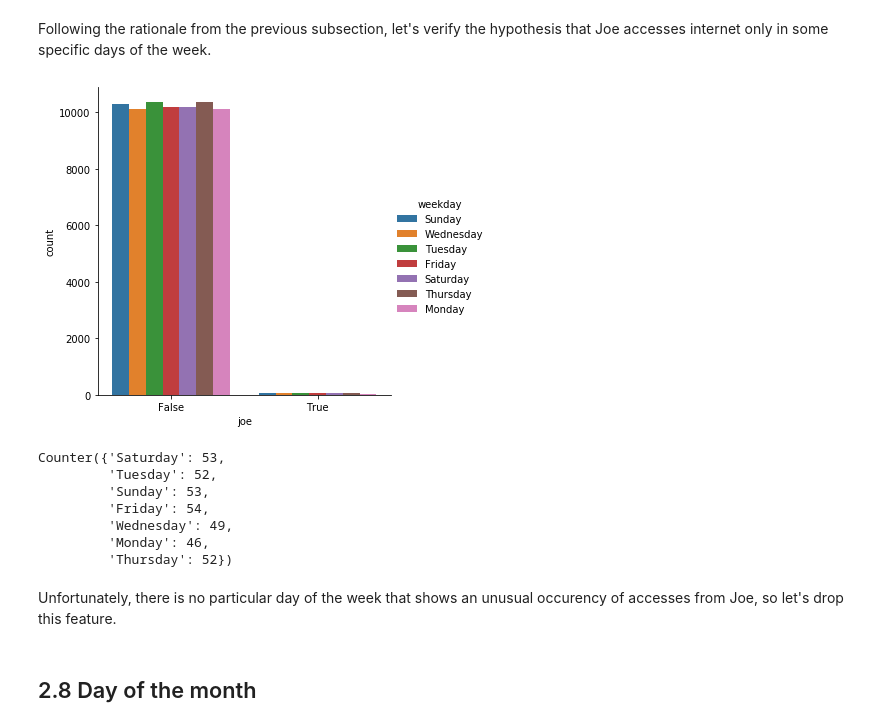
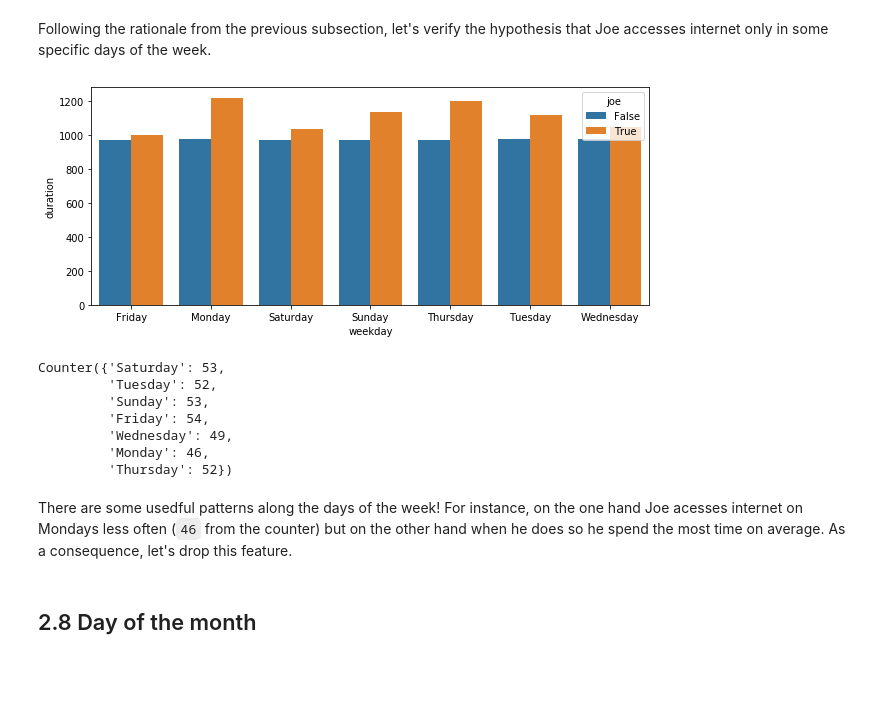
Before and after one commit to diogodutra/catch_joe, a Jupyter notebook: catch_joe_project.ipynb, the cells around one changed output. Saved outputs shown, nothing was run; the diff lists cells and outputs as text; code cells hidden in the pictures; blank space fills up the shorter version.

```diff
--- a/catch_joe_project.ipynb
+++ b/catch_joe_project.ipynb
@@ -209,12 +212,14 @@ Joe accesses internet only during lunch or dinner. Therefore, hour of access is
 ## 2.7 Day of the week
 # %% [markdown]
 Following the rationale from the previous subsection, let's verify the hypothesis that Joe accesses internet only in some specific days of the week.
-# %%
-df['weekday'] = [date.day_name() for date in df['date']]
-
-_ = sns.catplot(x='joe', hue='weekday', kind='count', data=df)
-# %% [output]
-[figure, removed]
+# %%
+df['weekday'] = extract_weekday(df)
+
+plt.figure(figsize=(10,4))
+_ = sns.barplot(data=df[['weekday', 'duration', 'joe']].groupby(['weekday', 'joe']).mean().reset_index(),
+            x='weekday', y='duration', hue='joe')
+# %% [output]
+[figure, added]
 # %%
 Counter(df[df['joe']]['weekday'])
 # %% [output]
@@ -225,8 +230,8 @@ Counter({'Saturday': 53,
          'Wednesday': 49,
          'Monday': 46,
          'Thursday': 52})
-# %% [markdown]
-Unfortunately, there is no particular day of the week that shows an unusual occurency of accesses from Joe, so let's drop this feature.
+# %% [markdown]
+There are some usedful patterns along the days of the week! For instance, on the one hand Joe acesses internet on Mondays less often (`46` from the counter) but on the other hand when he does so he spend the most time on average. As a consequence, let's drop this feature.
 # %% [markdown]
 ## 2.8 Day of the month
 # %% [markdown]
```
Also changed, not shown: parts of 56 cells of this notebook, 4 other files.
